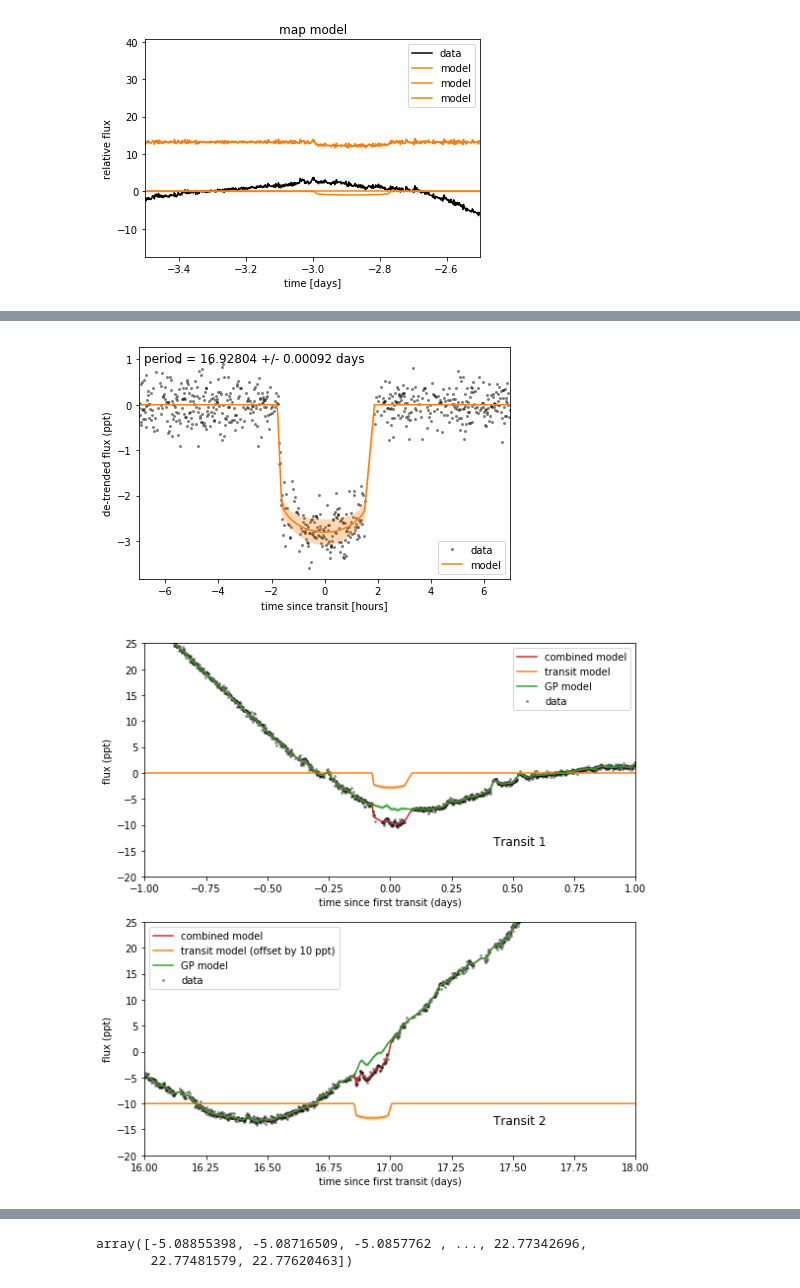
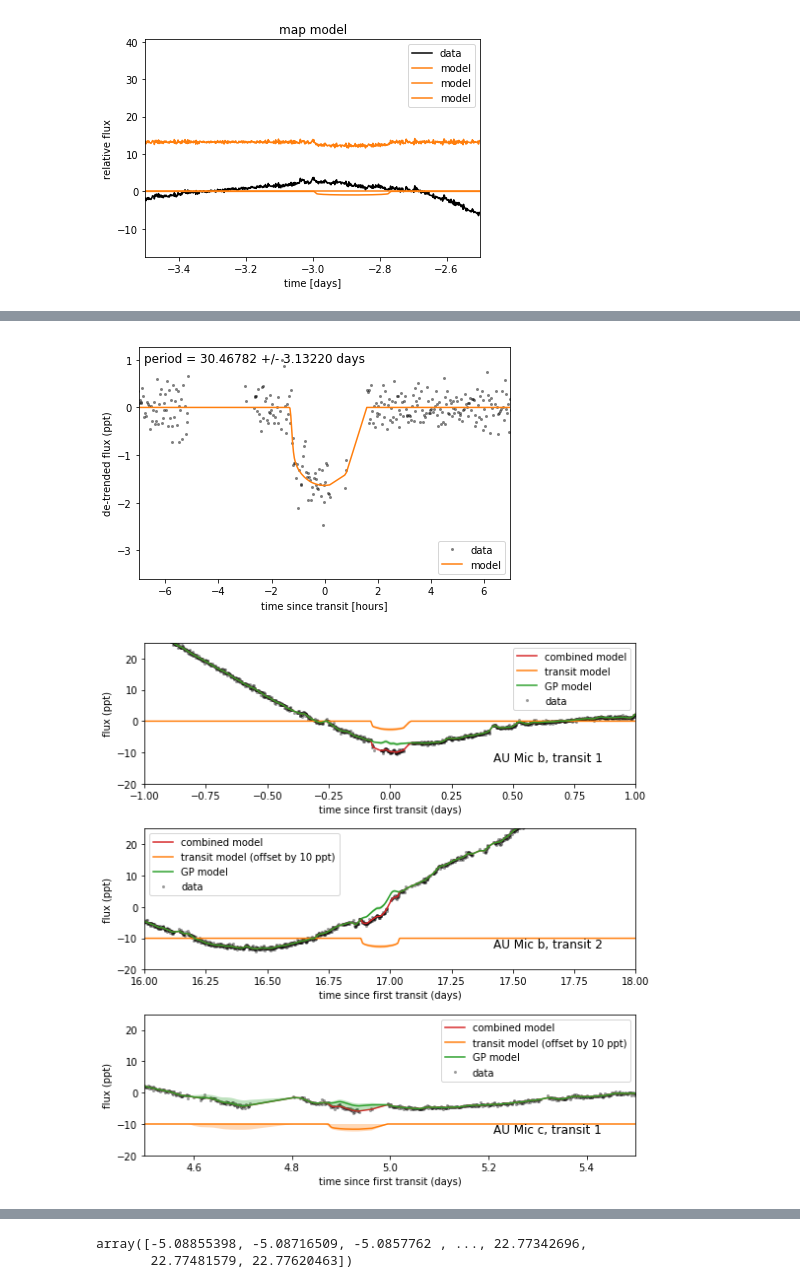
Before and after one commit to mrtommyb/l98-59-transitmodel, a Jupyter notebook: code/for_tom-Copy1.ipynb, the cells around one changed output, grey strips where cells are left out. Saved outputs shown, nothing was run; the diff lists cells and outputs as text; code cells hidden in the pictures.

```diff
--- a/code/for_tom-Copy1.ipynb
+++ b/code/for_tom-Copy1.ipynb
@@ -308,8 +299,8 @@ map_soln
 gp_mod = np.median(trace["pred"] + trace["mean"][:, None], axis=0)
 
 # Get the posterior median orbital parameters
-p = np.median(trace["p_period"])
-t0 = np.median(trace["t0"])
+p = np.median(trace["p_period"][:,1])
+t0 = np.median(trace['t0'][:,1])
 
 # Plot the folded data
 x_fold = (x[mask] - t0 + 0.5*p) % p - 0.5*p
@@ -327,16 +318,16 @@ plt.plot(x_fold * 24., y[mask] - gp_mod, ".k", label="data",
 # Plot the folded model
 inds = np.argsort(x_fold)
 inds = inds[np.abs(x_fold)[inds] < 0.3]
-pred = trace["light_curves"][:, inds, 0]
+pred = trace["light_curves"][:, inds, 1]
 pred = np.percentile(pred, [16, 50, 84], axis=0)
 plt.plot(x_fold[inds] * 24., pred[1], color="C1", label="model")
-art = plt.fill_between(x_fold[inds] * 24., pred[0], pred[2], color="C1", alpha=0.3,
-                       zorder=1000)
-art.set_edgecolor("none")
+# art = plt.fill_between(x_fold[inds] * 24., pred[0], pred[2], color="C1", alpha=0.3,
+#                        zorder=1000)
+# art.set_edgecolor("none")
 
 # Annotate the plot with the planet's period
 txt = "period = {0:.5f} +/- {1:.5f} days".format(
-    np.mean(trace["p_period"]), np.std(trace["p_period"]))
+    np.mean(trace["p_period"][:,1]), np.std(trace["p_period"][:,1]))
 
 plt.annotate(txt, (0, 0.9), xycoords="axes fraction",
              xytext=(5, 5), textcoords="offset points",
@@ -352,17 +343,19 @@ plt.ylabel("de-trended flux (ppt)")
 plt.xlim(-7, 7);
 
 plt.tight_layout()
-plt.savefig('transit-plot.png', dpi=200)
+plt.savefig('transit-plot-2.png', dpi=200)
 # %% [output]
-[figure, old version]
+[figure, new version]
 # %%
-pred = np.percentile(trace["light_curves"][:, :, 0] + trace["mean"][:, None] +
+pred = np.percentile(trace["light_curves"][:, :, 0] +
+    trace["light_curves"][:, :, 1] + trace["mean"][:, None] +
                      trace["pred"], [5,50,95], axis=0)
-pred1 = np.percentile(trace["light_curves"][:, :, 0], [5,50,95], axis=0)
+pred1 = np.percentile(trace["light_curves"][:, :, 0] +
+    trace["light_curves"][:, :, 1], [5,50,95], axis=0)
 pred2 = np.percentile(trace["pred"] + trace["mean"][:, None], [5,50,95], axis=0)
 # %%
-fig,  [ax1, ax2] = plt.subplots(2,1, figsize=[8, 8])
-time = x[mask] - np.median(trace['t0'])
+fig,  [ax1, ax2, ax3] = plt.subplots(3,1, figsize=[8, 8])
+time = x[mask] - np.median(trace['t0'][:,0])
 
 ax1.plot(time, pred[1], color='C3', label = 'combined model')
 art = ax1.fill_between(time, pred[0], pred[2], color="C3", alpha=0.3,
@@ -389,42 +382,70 @@ ax1.legend()
 ax1.set_xlabel("time since first transit (days)")
 ax1.set_ylabel("flux (ppt)")
 
-ax1.annotate('Transit 1', (0.7, 0.1), xycoords="axes fraction",
+ax1.annotate('AU Mic b, transit 1', (0.7, 0.1), xycoords="axes fraction",
              xytext=(5, 5), textcoords="offset points",
              ha="left", va="bottom", fontsize=12)
 
 ax2.plot(time, pred[1], color='C3', label = 'combined model')
 art = ax2.fill_between(time, pred[0], pred[2], color="C3", alpha=0.3,
                        zorder=1000)
 art.set_edgecolor("none")
 
 ax2.plot(time, pred1[1] -10, color='C1', label = 'transit model (offset by 10 ppt)')
 art = ax2.fill_between(time, pred1[0] -10, pred1[2]-10, color="C1", alpha=0.3,
                        zorder=1000)
 art.set_edgecolor("none")
 
 ax2.plot(time, pred2[1], color='C2', label = 'GP model')
 art = ax2.fill_between(time, pred2[0], pred2[2], color="C2", alpha=0.3,
                        zorder=1000)
 art.set_edgecolor("none")
 
 ax2.plot(time, y[mask], ".k", label="data",
          alpha=0.4, zorder=-1000, mec="none")
 
 ax2.set_xlim(16,18)
 ax2.set_ylim(-20, 25)
 ax2.legend()
 ax2.set_xlabel("time since first transit (days)")
 ax2.set_ylabel("flux (ppt)")
 
-ax2.annotate('Transit 2', (0.7, 0.1), xycoords="axes fraction",
+ax2.annotate('AU Mic b, transit 2', (0.7, 0.1), xycoords="axes fraction",
+             xytext=(5, 5), textcoords="offset points",
+             ha="left", va="bottom", fontsize=12)
+
+ax3.plot(time, pred[1], color='C3', label = 'combined model')
+art = ax3.fill_between(time, pred[0], pred[2], color="C3", alpha=0.3,
+                       zorder=1000)
+art.set_edgecolor("none")
+
+ax3.plot(time, pred1[1] -10, color='C1', label = 'transit model (offset by 10 ppt)')
+art = ax3.fill_between(time, pred1[0] -10, pred1[2]-10, color="C1", alpha=0.3,
+                       zorder=1000)
+art.set_edgecolor("none")
+
+ax3.plot(time, pred2[1], color='C2', label = 'GP model')
+art = ax3.fill_between(time, pred2[0], pred2[2], color="C2", alpha=0.3,
+                       zorder=1000)
+art.set_edgecolor("none")
+
+ax3.plot(time, y[mask], ".k", label="data",
+         alpha=0.4, zorder=-1000, mec="none")
+
+ax3.set_xlim(4.5, 5.5)
+ax3.set_ylim(-20, 25)
+ax3.legend()
+ax3.set_xlabel("time since first transit (days)")
+ax3.set_ylabel("flux (ppt)")
+
+ax3.annotate('AU Mic c, transit 1', (0.7, 0.1), xycoords="axes fraction",
              xytext=(5, 5), textcoords="offset points",
              ha="left", va="bottom", fontsize=12)
 
 plt.tight_layout()
-plt.savefig('transits-GP.png', dpi=200)
+plt.savefig('transits-GP-v2.png', dpi=200)
 # %% [output]
-[figure, old version]
+[figure, new version]
 # %%
 fig,  ax = plt.subplots(1,1, figsize=[14, 9])
 plt.plot(x[mask], gp_mod, color="C3", label="model")
```
Also changed, not shown: parts of 9 cells of this notebook, 6 other files.
